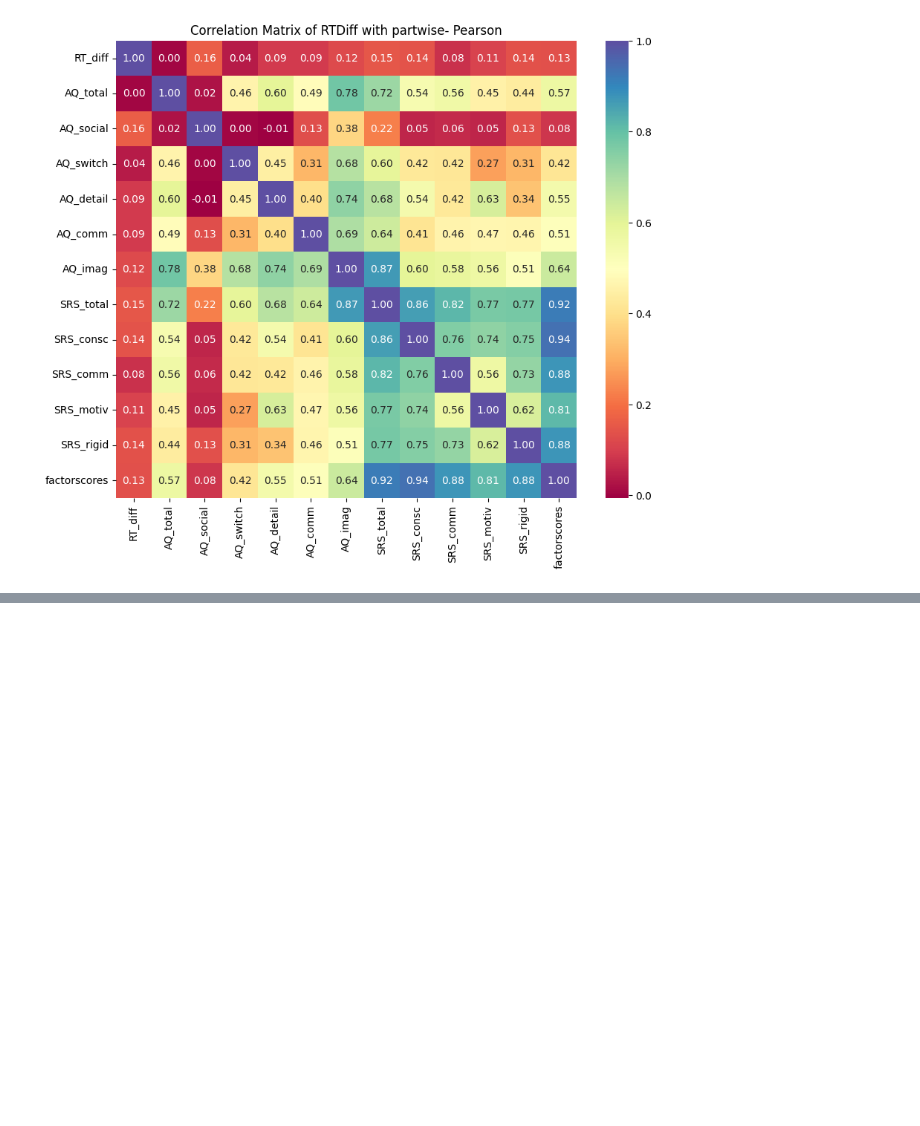
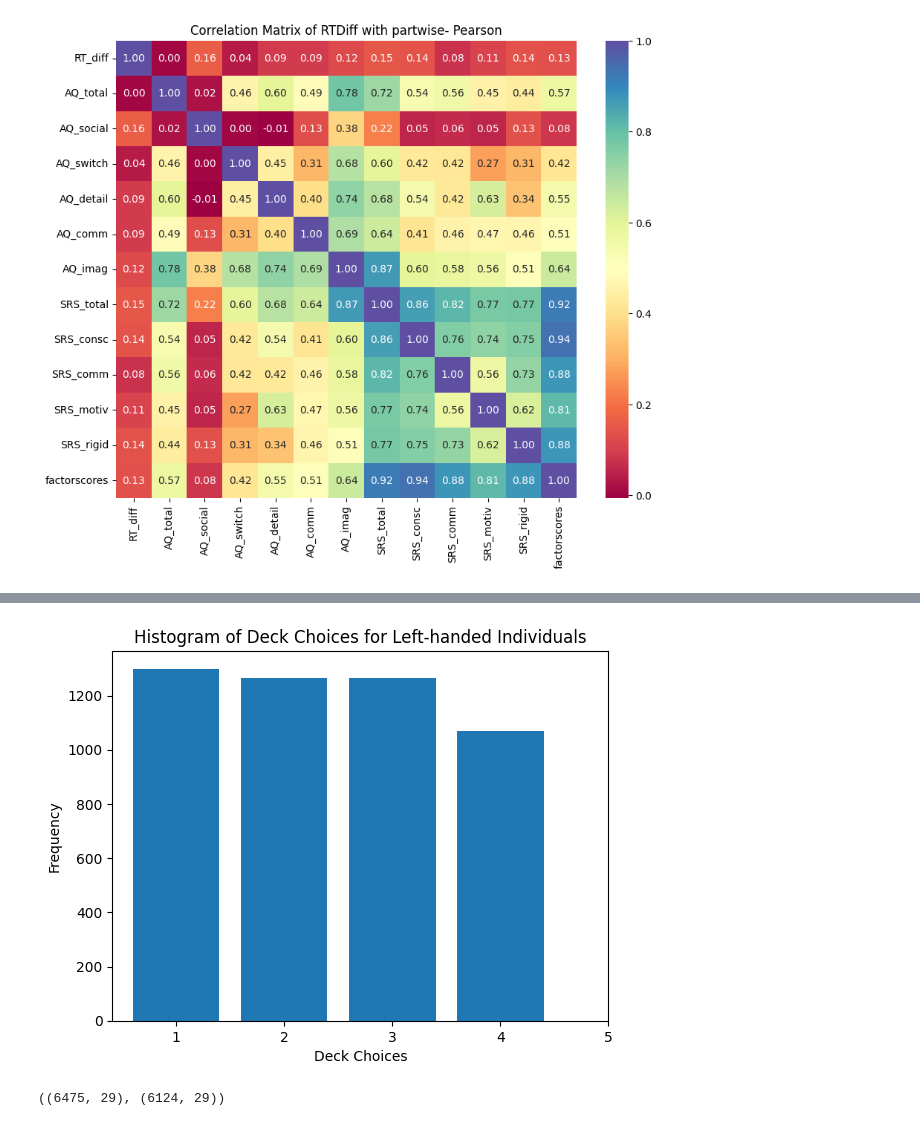
Before and after one commit to maynaS/Predictability-and-Autistic-Traits, a Jupyter notebook: Task3.ipynb, the cells around one changed output, grey strips where cells are left out. Saved outputs shown, nothing was run; the diff lists cells and outputs as text; code cells hidden in the pictures; blank space fills up the shorter version.

```diff
--- a/Task3.ipynb
+++ b/Task3.ipynb
@@ -725,0 +769,3 @@ plt.show()
+# %%
+merged_data_left = left_handed.merge(gambling_task_data, left_on='subj', right_on='ppnr')
+merged_data_left.head()
@@ -725,0 +837,18 @@ plt.show()
+# %%
+deck_choices = merged_data_left['r']
+
+# Create a histogram of deck choices
+plt.hist(deck_choices, bins=range(1, 6), align='left', rwidth=0.8)
+
+# Set labels and title
+plt.xlabel('Deck Choices')
+plt.ylabel('Frequency')
+plt.title('Histogram of Deck Choices for Left-handed Individuals')
+
+# Set x-axis ticks
+plt.xticks(range(1, 6))
+
+# Show the plot
+plt.show()
+# %% [output]
+[figure, added]
@@ -725,0 +863,4 @@ plt.show()
+# %%
+right_pref_right.shape,right_pref_left.shape
+# %% [output]
+((6475, 29), (6124, 29))
```
Also changed, not shown: parts of 13 cells of this notebook.
